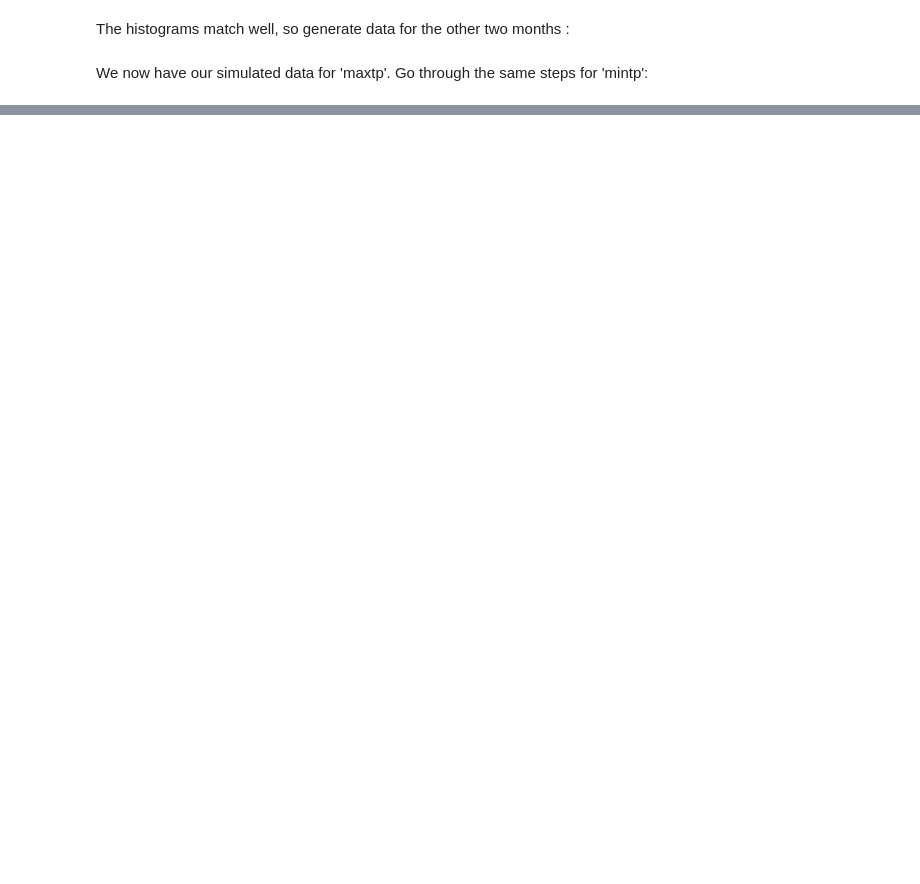
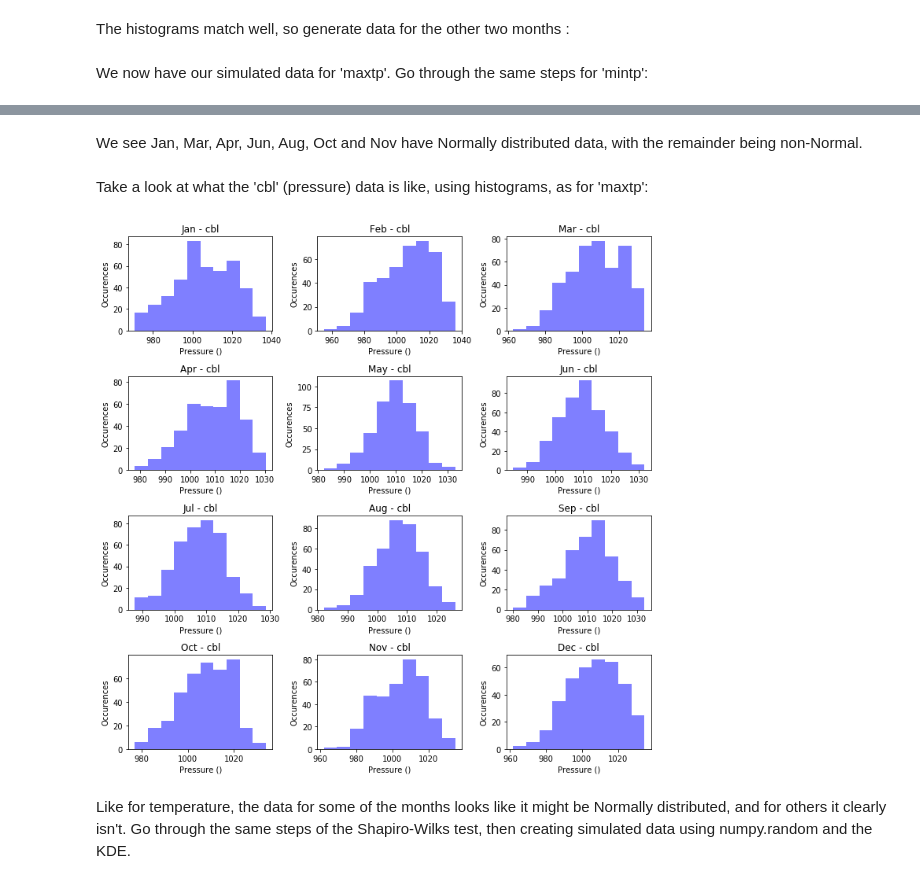
Before and after one commit to NigelSlack/PDA-Project, a Jupyter notebook: JN Phoenix Park weather simulation.ipynb, the cells around one changed output, grey strips where cells are left out. Drawn from its saved outputs; the diff is of its cells as text; code cells hidden in the pictures; blank space fills up the shorter version.

```diff
--- a/JN Phoenix Park weather simulation.ipynb
+++ b/JN Phoenix Park weather simulation.ipynb
@@ -211,0 +243,2 @@ We now have our simulated data for 'maxtp'. Go through the same steps for 'mintp
+# %% [markdown]
+We see Jan, Mar, Apr, Jun, Aug, Oct and Nov have Normally distributed data, with the remainder being non-Normal.
@@ -211,0 +260,20 @@ We now have our simulated data for 'maxtp'. Go through the same steps for 'mintp
+# %% [markdown]
+Take a look at what the 'cbl' (pressure) data is like, using histograms, as for 'maxtp':
+# %%
+fig, axes = plt.subplots(nrows=4, ncols=3, figsize=(10, 10))
+i = 0
+for i1 in range(4):
+    for i2 in range(3):
+        ax = axes[i1][i2]
+        ax.hist(mx[i]['cbl'], bins=10, color='blue', alpha=0.5)
+        ax.set_xlabel('Pressure ()')
+        ax.set_title(months[i] + " - cbl")
+        ax.set_ylabel('Occurences')
+        i+= 1
+
+plt.tight_layout()
+plt.show()
+# %% [output]
+[figure, added]
+# %% [markdown]
+Like for temperature, the data for some of the months looks like it might be Normally distributed, and for others it clearly isn't. Go through the same steps of the Shapiro-Wilks test, then creating simulated data using numpy.random and the KDE.
```
Also changed, not shown: parts of 13 cells of this notebook.
